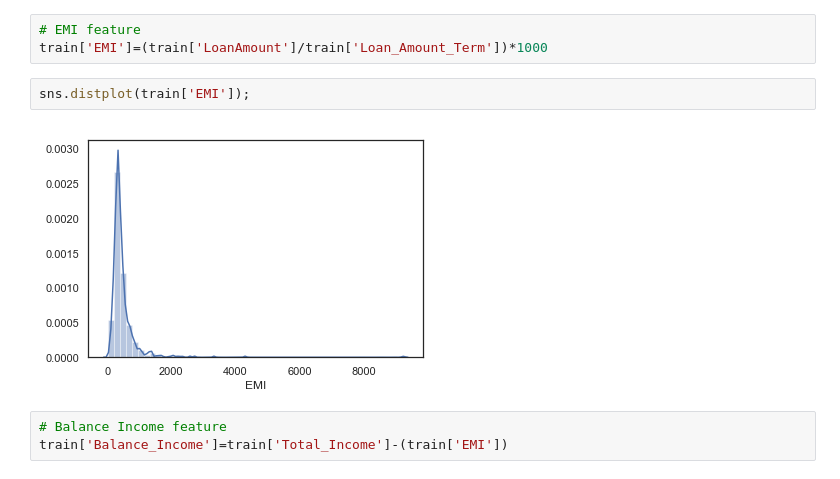
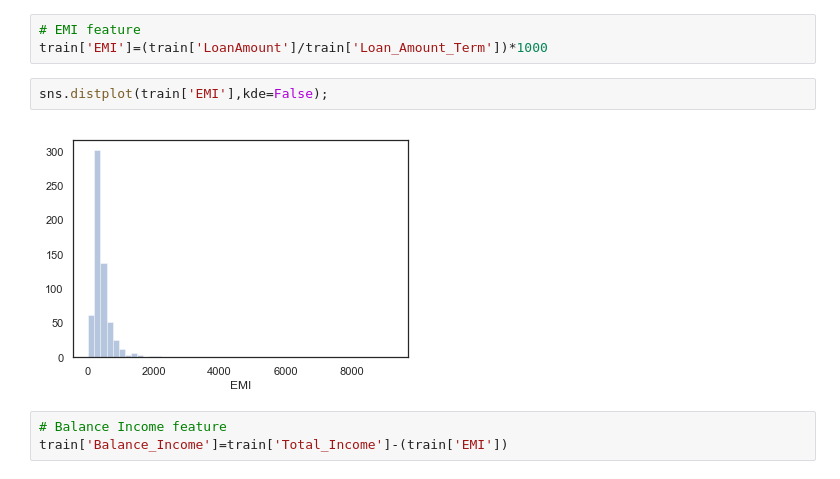
Before and after one commit to srikanth-neelam/DS_21_MAR_2019, a Jupyter notebook: loan/loan_prediction.ipynb, the cells around one changed output. Drawn from its saved outputs; the diff is of its cells as text.

```diff
--- a/loan/loan_prediction.ipynb
+++ b/loan/loan_prediction.ipynb
@@ -649,9 +715,9 @@ sns.distplot(train['Total_Income_log']);
 # EMI feature
 train['EMI']=(train['LoanAmount']/train['Loan_Amount_Term'])*1000
 # %%
-sns.distplot(train['EMI']);
+sns.distplot(train['EMI'],kde=False);
 # %% [output]
-[figure, old version]
+[figure, new version]
 # %%
 # Balance Income feature
 train['Balance_Income']=train['Total_Income']-(train['EMI'])
```
Also changed, not shown: parts of 11 cells of this notebook, 4 other files.
